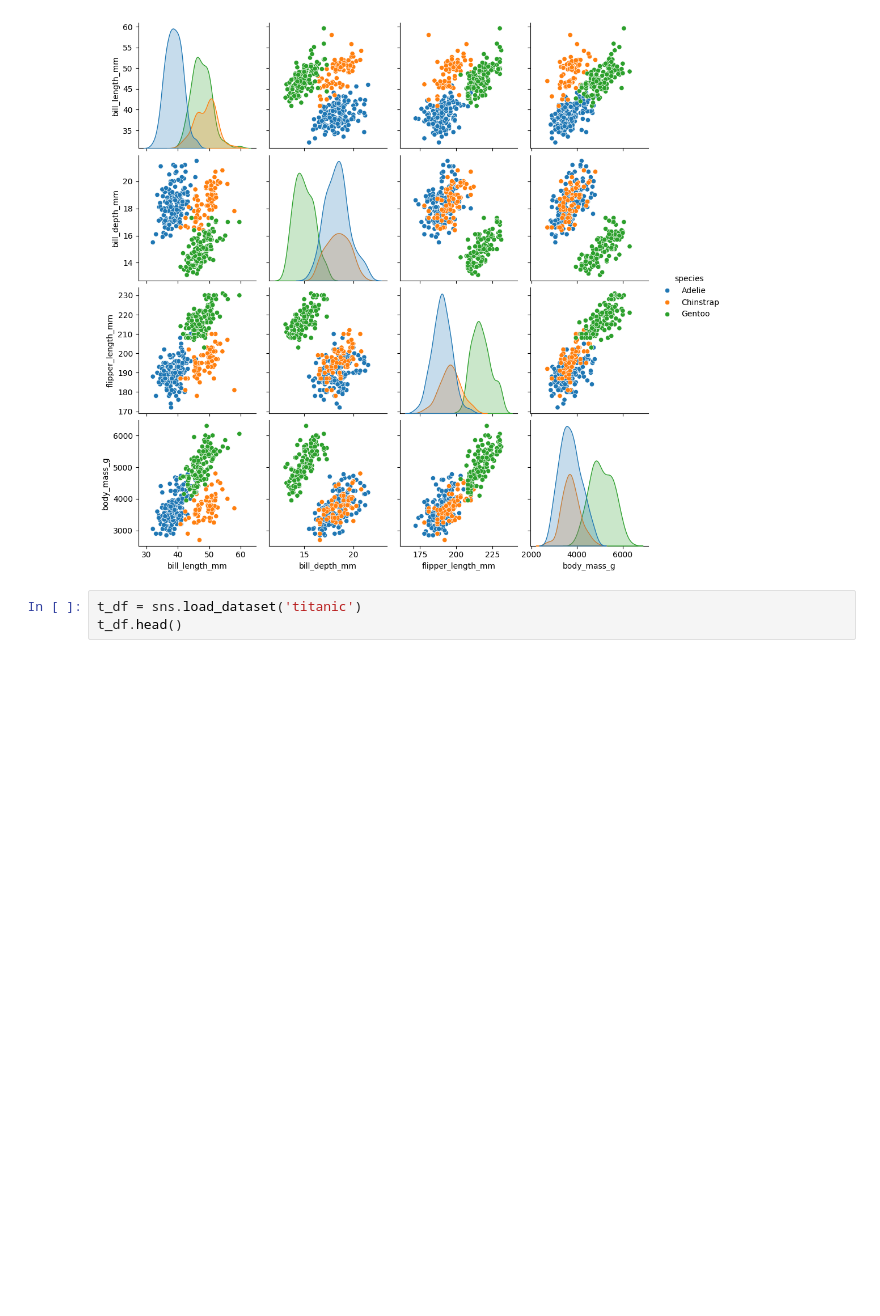
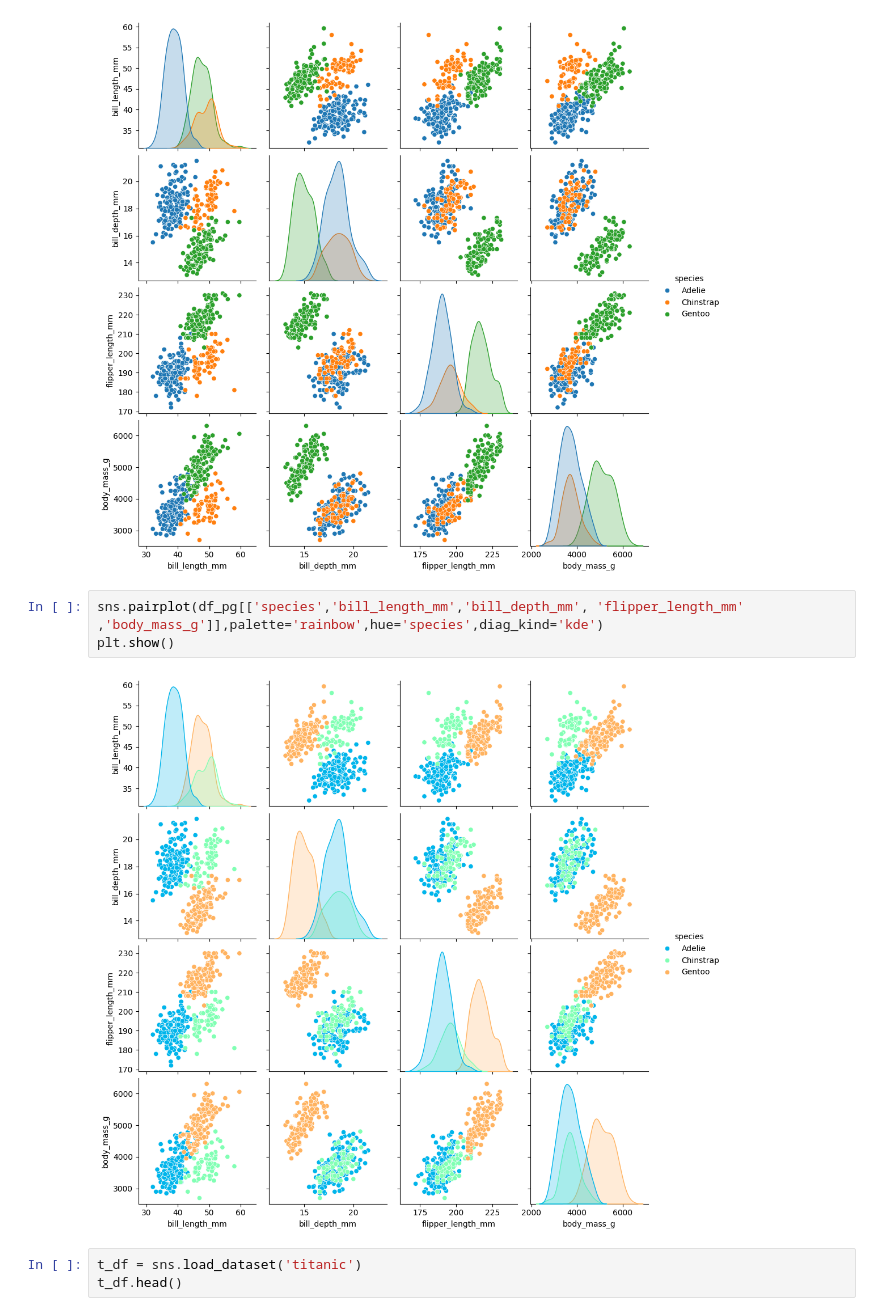
Before and after one commit to yk91412/kita_2404, a Jupyter notebook: m3_분석라이브러리/시각화/시각화2.ipynb, the cells around one changed output. Drawn from its saved outputs; the diff is of its cells as text; blank space fills up the shorter version.

```diff
--- a/m3_분석라이브러리/시각화/시각화2.ipynb
+++ b/m3_분석라이브러리/시각화/시각화2.ipynb
@@ -430,6 +464,11 @@ sns.pairplot(df_pg, hue = 'species')
 plt.show()
 # %% [output]
 [figure]
+# %%
+sns.pairplot(df_pg[['species','bill_length_mm','bill_depth_mm',	'flipper_length_mm'	,'body_mass_g']],palette='rainbow',hue='species',diag_kind='kde')
+plt.show()
+# %% [output]
+[figure, added]
 # %%
 t_df = sns.load_dataset('titanic')
 t_df.head()
```
Also changed, not shown: parts of 4 cells of this notebook.
